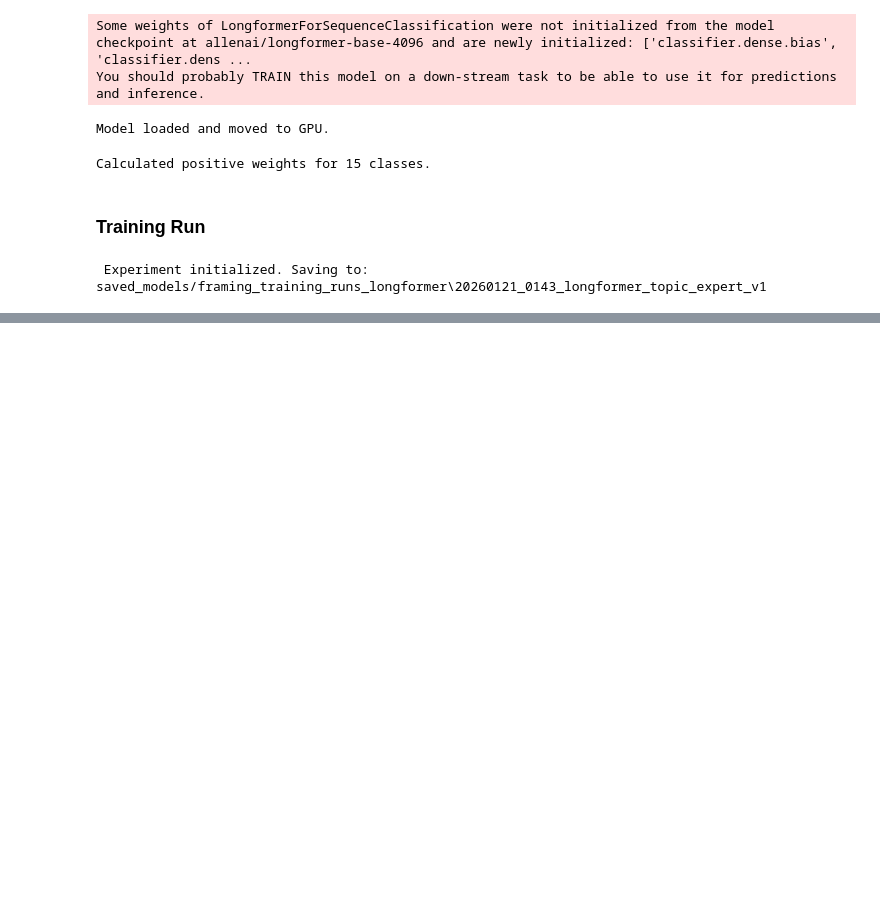
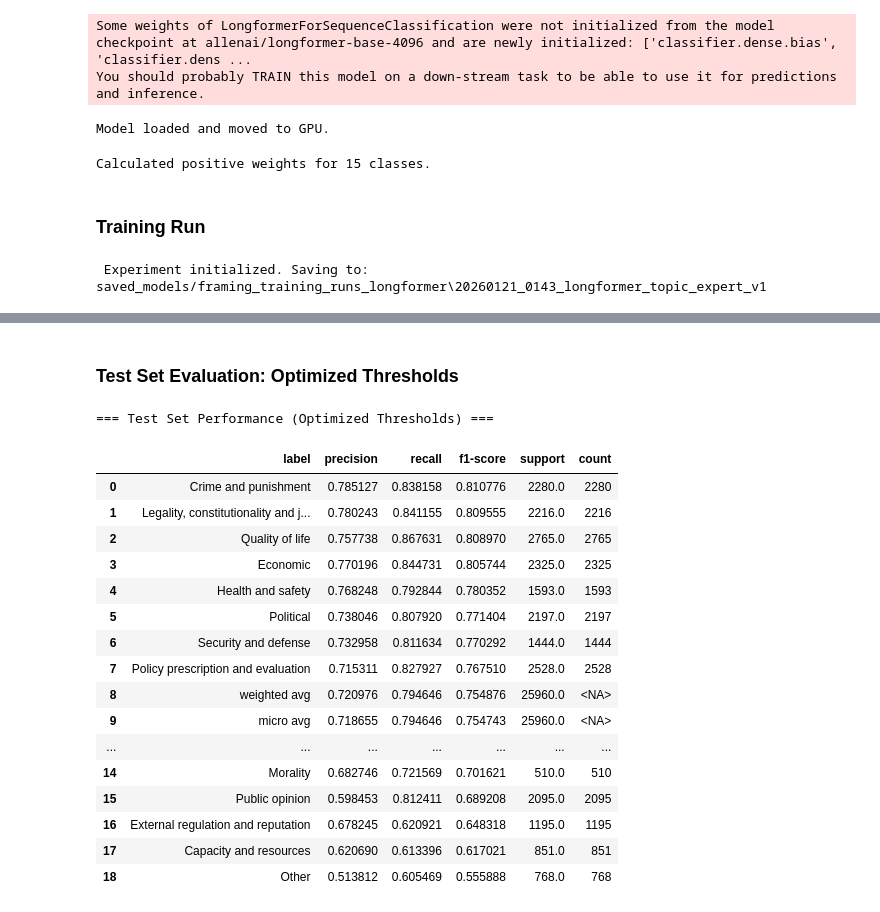
Before and after one commit to Ry-Rousseau/frame-delta, a Jupyter notebook: notebooks/framing_classifier_v2 (generalist_longformer).ipynb, the cells around one changed output, grey strips where cells are left out. Saved outputs shown, nothing was run; the diff lists cells and outputs as text; code cells hidden in the pictures; blank space fills up the shorter version.

```diff
--- a/notebooks/framing_classifier_v2 (generalist_longformer).ipynb
+++ b/notebooks/framing_classifier_v2 (generalist_longformer).ipynb
@@ -592,0 +804,39 @@ val_preds, val_targets = train_engine(model, train_loader, val_loader, optimizer
+# %% [markdown]
+### Test Set Evaluation: Optimized Thresholds
+# %%
+# Apply optimized per-class thresholds
+test_preds_optimized = np.zeros_like(test_probs)
+for i in range(n_classes):
+    test_preds_optimized[:, i] = (test_probs[:, i] > best_thresholds[i]).astype(int)
+
+report_optimized = classification_report(test_labels, test_preds_optimized, target_names=official_labels, output_dict=True)
+df_report_optimized = pd.DataFrame(report_optimized).transpose()
+
+out_optimized = (
+    df_report_optimized
+      .sort_values("f1-score", ascending=False)
+      .assign(count=lambda d: d.index.map(counts).astype("Int64"))
+      .reset_index(names="label")
+)
+
+print("=== Test Set Performance (Optimized Thresholds) ===\n")
+out_optimized
+# %% [output]
+=== Test Set Performance (Optimized Thresholds) ===
+|  | label | precision | recall | f1-score | support | count |
+| 0 | Crime and punishment | 0.785127 | 0.838158 | 0.810776 | 2280.0 | 2280 |
+| 1 | Legality, constitutionality and j... | 0.780243 | 0.841155 | 0.809555 | 2216.0 | 2216 |
+| 2 | Quality of life | 0.757738 | 0.867631 | 0.808970 | 2765.0 | 2765 |
+| 3 | Economic | 0.770196 | 0.844731 | 0.805744 | 2325.0 | 2325 |
+| 4 | Health and safety | 0.768248 | 0.792844 | 0.780352 | 1593.0 | 1593 |
+| 5 | Political | 0.738046 | 0.807920 | 0.771404 | 2197.0 | 2197 |
+| 6 | Security and defense | 0.732958 | 0.811634 | 0.770292 | 1444.0 | 1444 |
+| 7 | Policy prescription and evaluation | 0.715311 | 0.827927 | 0.767510 | 2528.0 | 2528 |
+| 8 | weighted avg | 0.720976 | 0.794646 | 0.754876 | 25960.0 | <NA> |
+| 9 | micro avg | 0.718655 | 0.794646 | 0.754743 | 25960.0 | <NA> |
+| ... | ... | ... | ... | ... | ... | ... |
+| 14 | Morality | 0.682746 | 0.721569 | 0.701621 | 510.0 | 510 |
+| 15 | Public opinion | 0.598453 | 0.812411 | 0.689208 | 2095.0 | 2095 |
+| 16 | External regulation and reputation | 0.678245 | 0.620921 | 0.648318 | 1195.0 | 1195 |
+| 17 | Capacity and resources | 0.620690 | 0.613396 | 0.617021 | 851.0 | 851 |
+| 18 | Other | 0.513812 | 0.605469 | 0.555888 | 768.0 | 768 |
```
Also changed, not shown: parts of 21 cells of this notebook, 4 other files.
